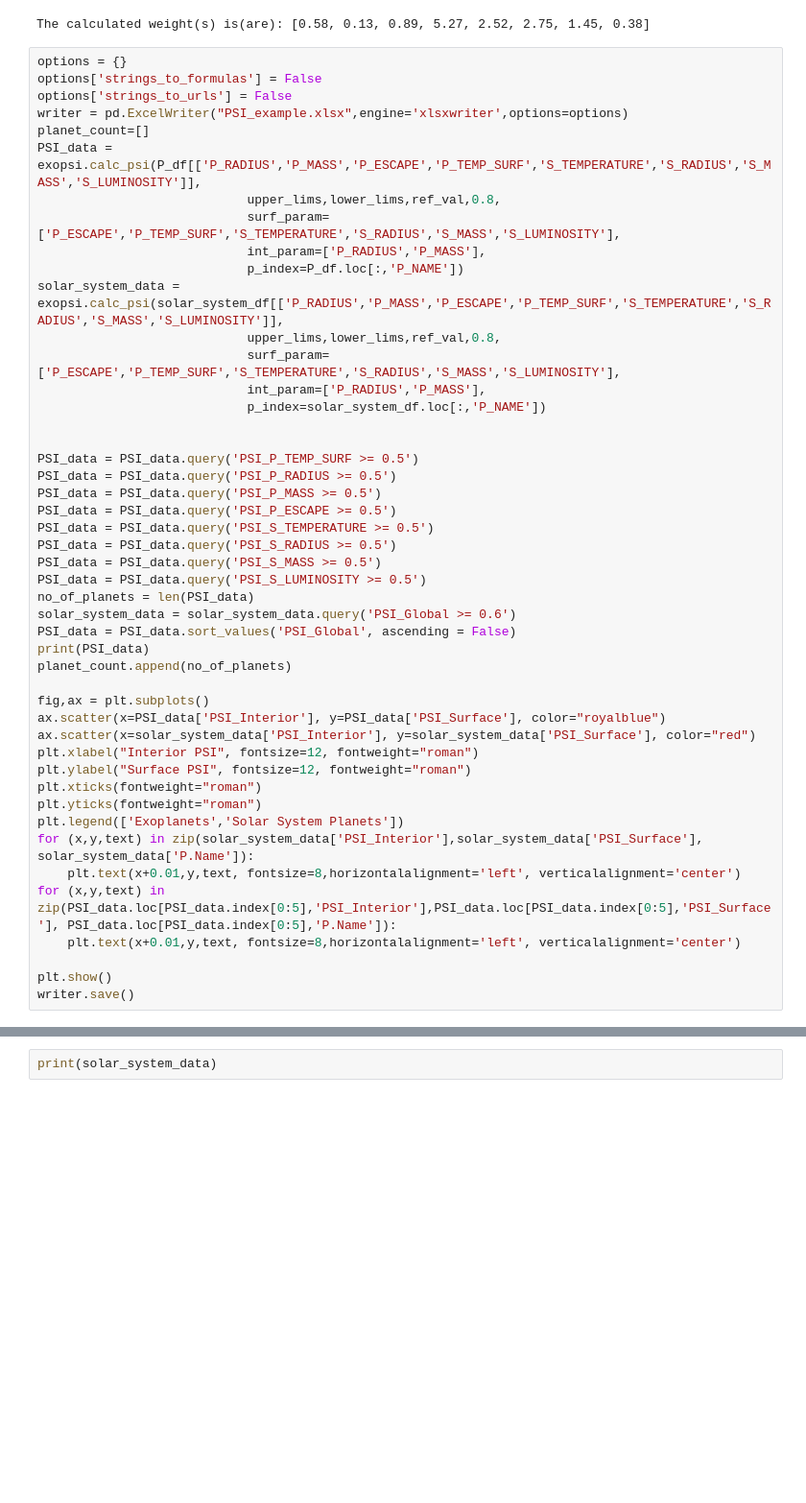
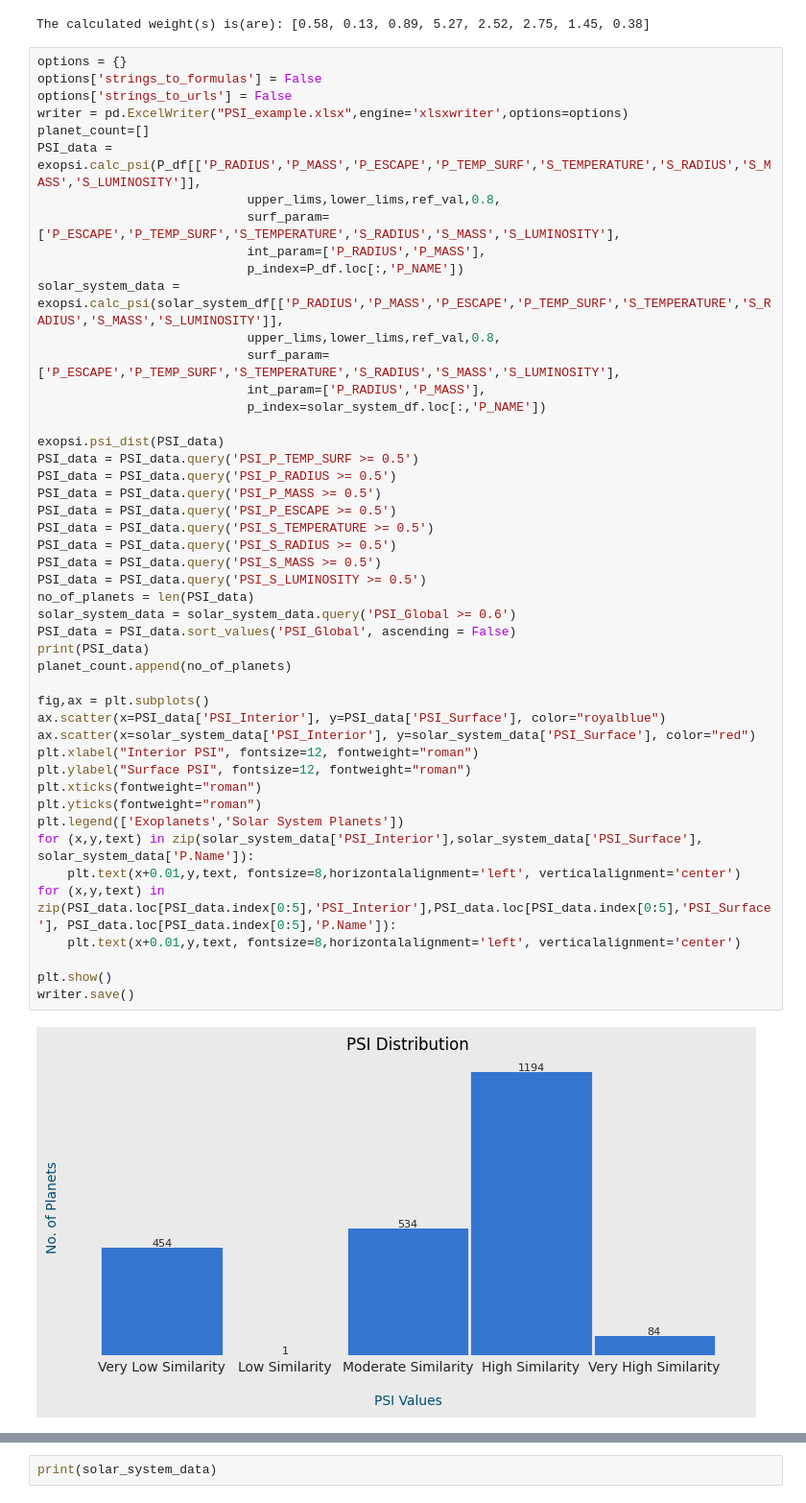
Before and after one commit to Adi-Rai/ExoPSI, a Jupyter notebook: try3.ipynb, the cells around one changed output, grey strips where cells are left out. Shown: that part at 96% size. Saved outputs shown, nothing was run; the diff lists cells and outputs as text; blank space fills up the shorter version.

Commit message:
psi dist added

```diff
--- a/try3.ipynb
+++ b/try3.ipynb
@@ -77,37 +77,38 @@ solar_system_data = exopsi.calc_psi(solar_system_df[['P_RADIUS','P_MASS','P_ESCA
                             int_param=['P_RADIUS','P_MASS'],
                             p_index=solar_system_df.loc[:,'P_NAME'])
 
-
+exopsi.psi_dist(PSI_data)
 PSI_data = PSI_data.query('PSI_P_TEMP_SURF >= 0.5')
 PSI_data = PSI_data.query('PSI_P_RADIUS >= 0.5')
 PSI_data = PSI_data.query('PSI_P_MASS >= 0.5')
 PSI_data = PSI_data.query('PSI_P_ESCAPE >= 0.5')
 PSI_data = PSI_data.query('PSI_S_TEMPERATURE >= 0.5')
 PSI_data = PSI_data.query('PSI_S_RADIUS >= 0.5')
 PSI_data = PSI_data.query('PSI_S_MASS >= 0.5')
 PSI_data = PSI_data.query('PSI_S_LUMINOSITY >= 0.5')
 no_of_planets = len(PSI_data)
 solar_system_data = solar_system_data.query('PSI_Global >= 0.6')
 PSI_data = PSI_data.sort_values('PSI_Global', ascending = False)
 print(PSI_data)
 planet_count.append(no_of_planets)
 
 fig,ax = plt.subplots()
 ax.scatter(x=PSI_data['PSI_Interior'], y=PSI_data['PSI_Surface'], color="royalblue")
 ax.scatter(x=solar_system_data['PSI_Interior'], y=solar_system_data['PSI_Surface'], color="red")
 plt.xlabel("Interior PSI", fontsize=12, fontweight="roman")
 plt.ylabel("Surface PSI", fontsize=12, fontweight="roman")
 plt.xticks(fontweight="roman")
 plt.yticks(fontweight="roman")
 plt.legend(['Exoplanets','Solar System Planets'])
 for (x,y,text) in zip(solar_system_data['PSI_Interior'],solar_system_data['PSI_Surface'], solar_system_data['P.Name']):
     plt.text(x+0.01,y,text, fontsize=8,horizontalalignment='left', verticalalignment='center')
 for (x,y,text) in zip(PSI_data.loc[PSI_data.index[0:5],'PSI_Interior'],PSI_data.loc[PSI_data.index[0:5],'PSI_Surface'], PSI_data.loc[PSI_data.index[0:5],'P.Name']):
     plt.text(x+0.01,y,text, fontsize=8,horizontalalignment='left', verticalalignment='center')
 
 plt.show()
 writer.save()
 # %% [output]
+[figure, new version]
              P.Name  PSI_P_RADIUS  PSI_P_MASS  PSI_P_ESCAPE  PSI_P_TEMP_SURF  \
 3786   Kepler-442 b          0.94        0.97          0.94             0.75
 2598  Kepler-1544 b          0.85        0.93          0.90             0.85
```
Also changed, not shown: parts of 1 cell of this notebook, 1 other file.
